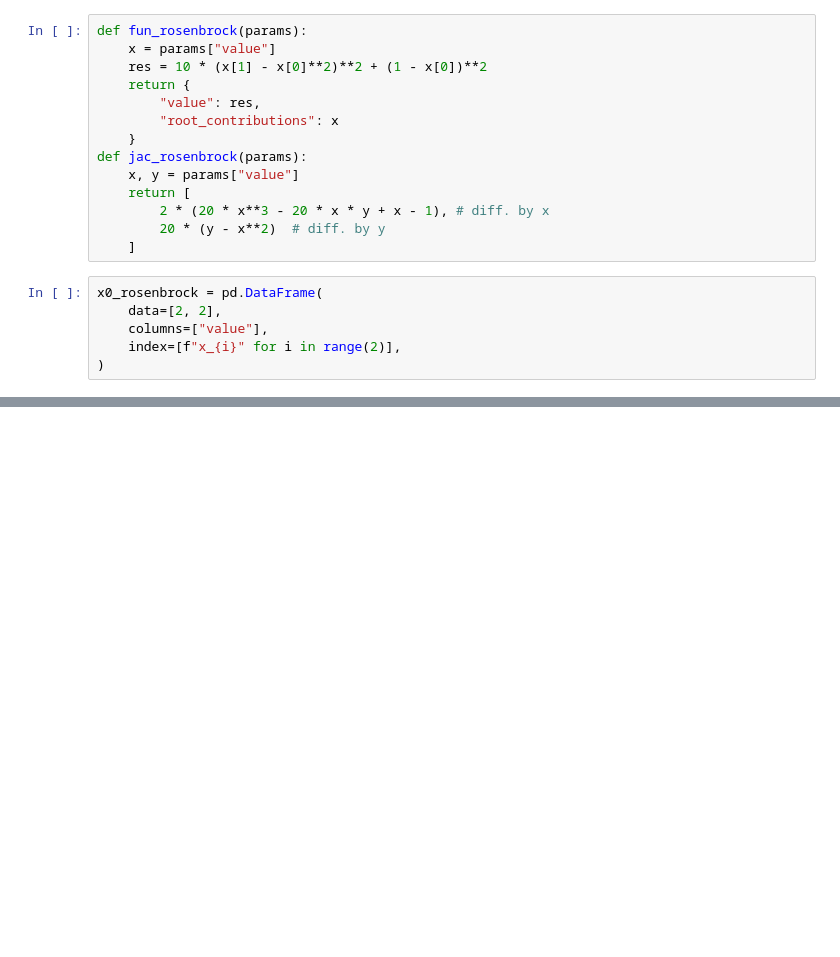
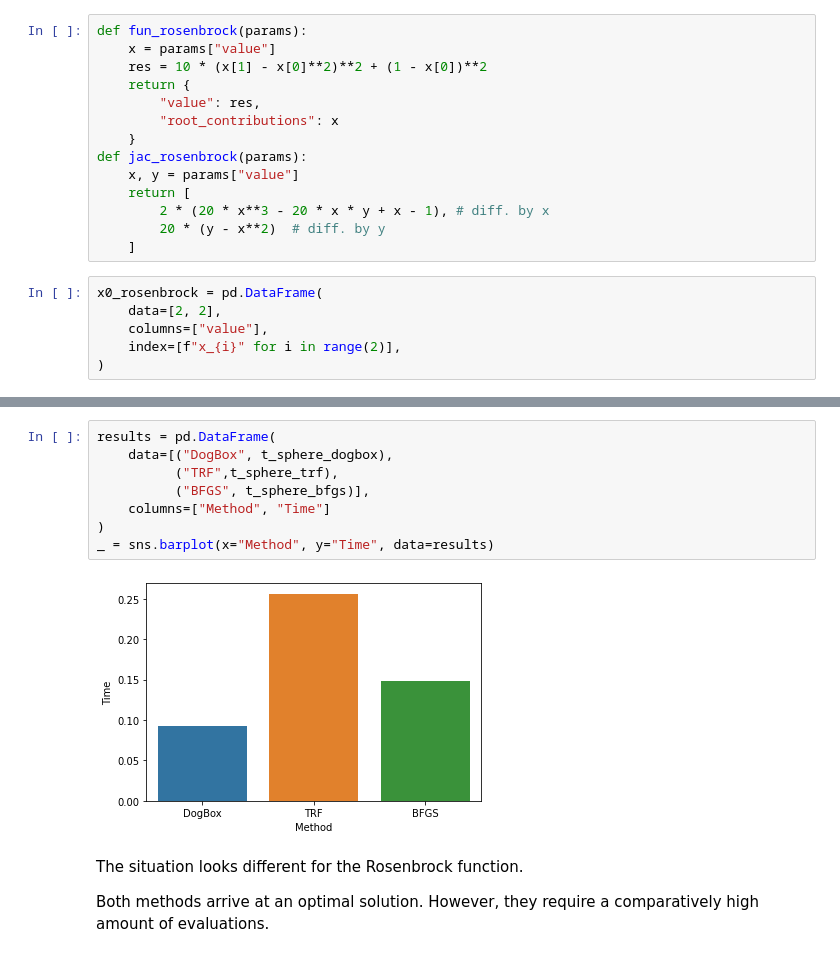
Before and after one commit to yradeva93/Estimagic-Least-Squares-Example, a Jupyter notebook: Estimagic With Least Squares.ipynb, the cells around one changed output, grey strips where cells are left out. Saved outputs shown, nothing was run; the diff lists cells and outputs as text; blank space fills up the shorter version.

```diff
--- a/Estimagic With Least Squares.ipynb
+++ b/Estimagic With Least Squares.ipynb
@@ -192,0 +292,15 @@ res["solution_params"].round(2)
+# %%
+results = pd.DataFrame(
+    data=[("DogBox", t_sphere_dogbox),
+          ("TRF",t_sphere_trf),
+          ("BFGS", t_sphere_bfgs)],
+    columns=["Method", "Time"]
+)
+_ = sns.barplot(x="Method", y="Time", data=results)
+# %% [output]
+[figure, added]
+# %% [markdown]
+The situation looks different for the Rosenbrock function.
+
+Both methods arrive at an optimal solution.
+However, they require a comparatively high amount of evaluations.
```
Also changed, not shown: parts of 17 cells of this notebook.
